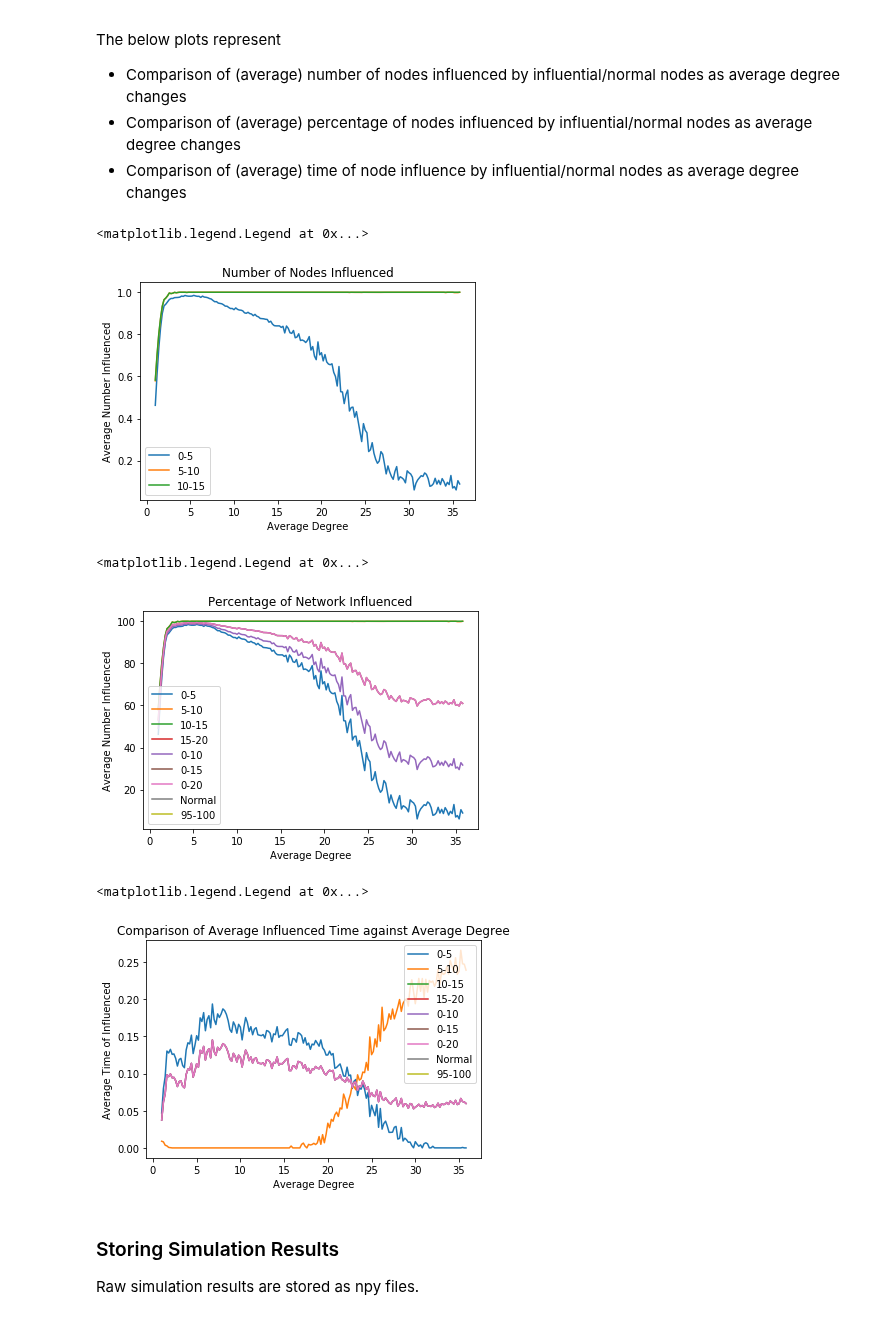
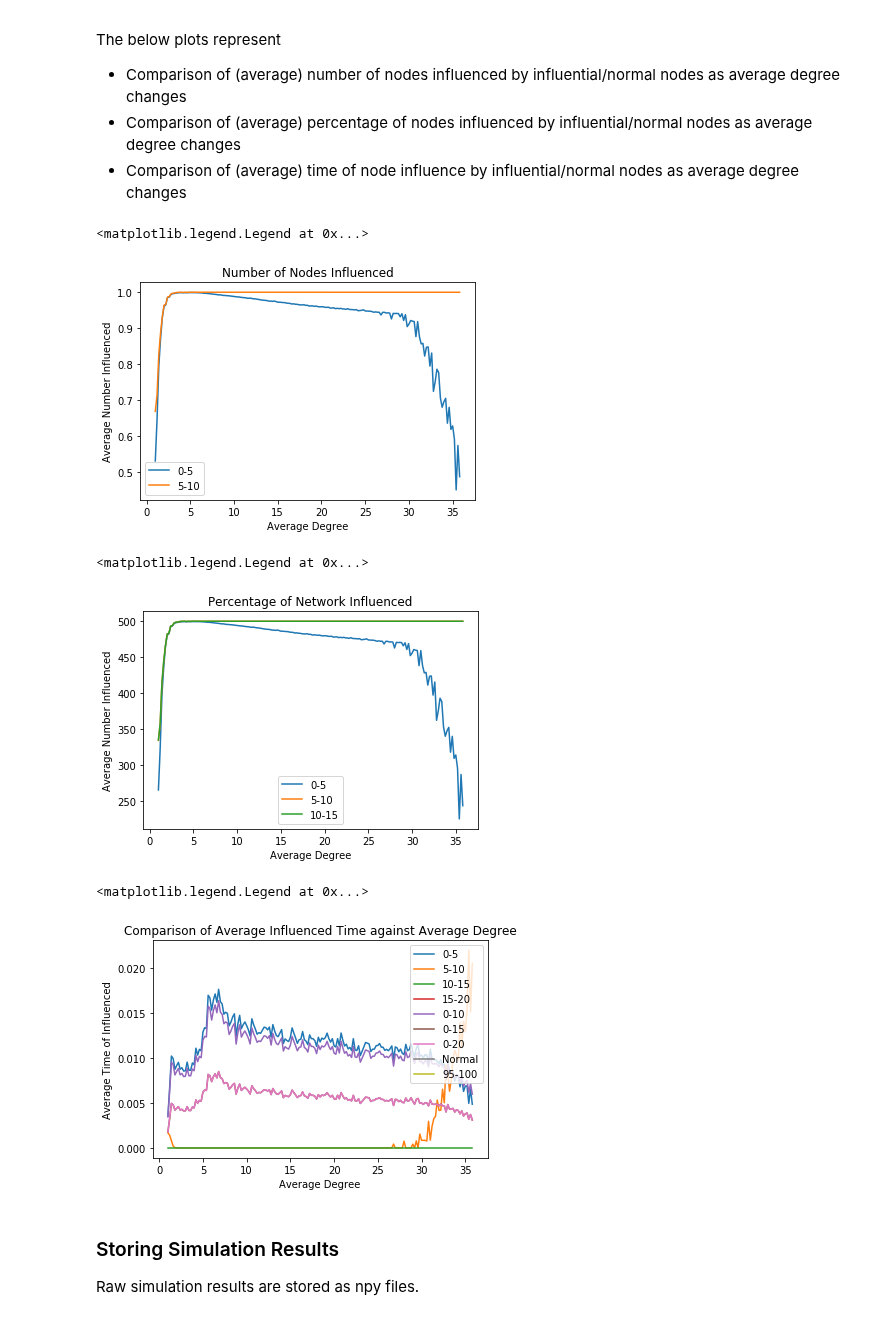
Before and after one commit to MiLinny/Influentials, a Jupyter notebook: Code/Simulator_RG_PC.ipynb, the cells around one changed output. Saved outputs shown, nothing was run; the diff lists cells and outputs as text; code cells hidden in the pictures.

```diff
--- a/Code/Simulator_RG_PC.ipynb
+++ b/Code/Simulator_RG_PC.ipynb
@@ -31,7 +31,7 @@ The following code is for simulating and measuring the cascade of influentials.
 ############################# Parameters #############################
 ######################################################################
 
-N = 100
+N = 500
 phi = 0.18
 max_n_avg = 36
 increment = 0.2
@@ -111,7 +111,7 @@ The below plots represent
 # %%
 plt.plot(n_avg, N_05)
 plt.plot(n_avg, N_10)
-plt.plot(n_avg, N_15)
+#plt.plot(n_avg, N_15)
 #plt.plot(n_avg, N_20)
 #plt.plot(n_avg, N_010)
 #plt.plot(n_avg, N_015)
@@ -124,24 +124,24 @@ plt.title("Number of Nodes Influenced")
 plt.legend(names)
 # %% [output]
 <matplotlib.legend.Legend at 0x...>
-[figure, old version]
+[figure, new version]
 # %%
 plt.plot(n_avg, S_05)
 plt.plot(n_avg, S_10)
 plt.plot(n_avg, S_15)
-plt.plot(n_avg, S_20)
-plt.plot(n_avg, S_010)
-plt.plot(n_avg, S_015)
-plt.plot(n_avg, S_020)
-plt.plot(n_avg, S_n)
-plt.plot(n_avg, S_95)
+#plt.plot(n_avg, S_20)
+#plt.plot(n_avg, S_010)
+#plt.plot(n_avg, S_015)
+#plt.plot(n_avg, S_020)
+#plt.plot(n_avg, S_n)
+#plt.plot(n_avg, S_95)
 plt.ylabel("Average Number Influenced")
 plt.xlabel("Average Degree")
 plt.title("Percentage of Network Influenced")
 plt.legend(names)
 # %% [output]
 <matplotlib.legend.Legend at 0x...>
-[figure, old version]
+[figure, new version]
 # %%
 plt.plot(n_avg, T_05)
 plt.plot(n_avg, T_10)
@@ -158,7 +158,7 @@ plt.title("Comparison of Average Influenced Time against Average Degree")
 plt.legend(names)
 # %% [output]
 <matplotlib.legend.Legend at 0x...>
-[figure, old version]
+[figure, new version]
 # %% [markdown]
 ### Storing Simulation Results
 
```
Also changed, not shown: parts of 2 cells of this notebook, 1 other file.
